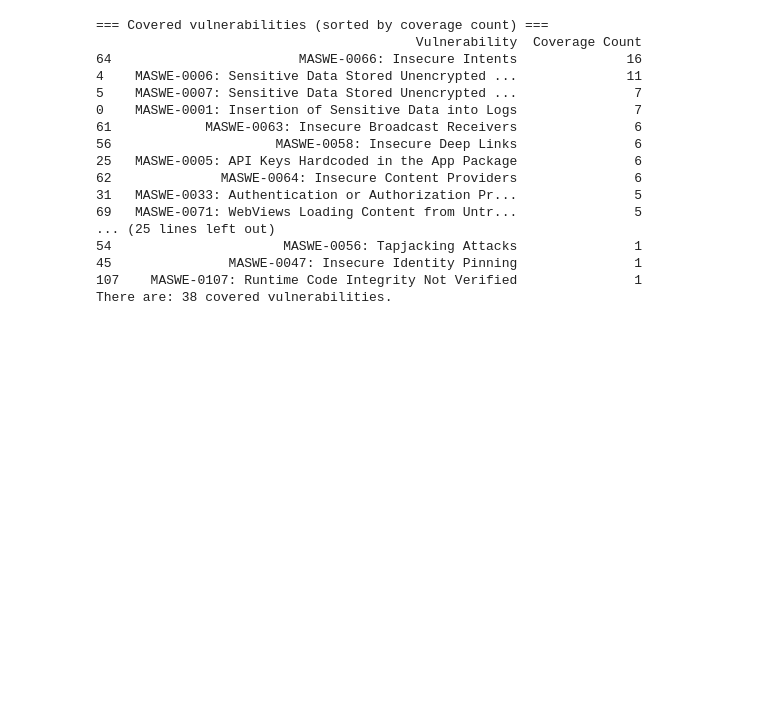
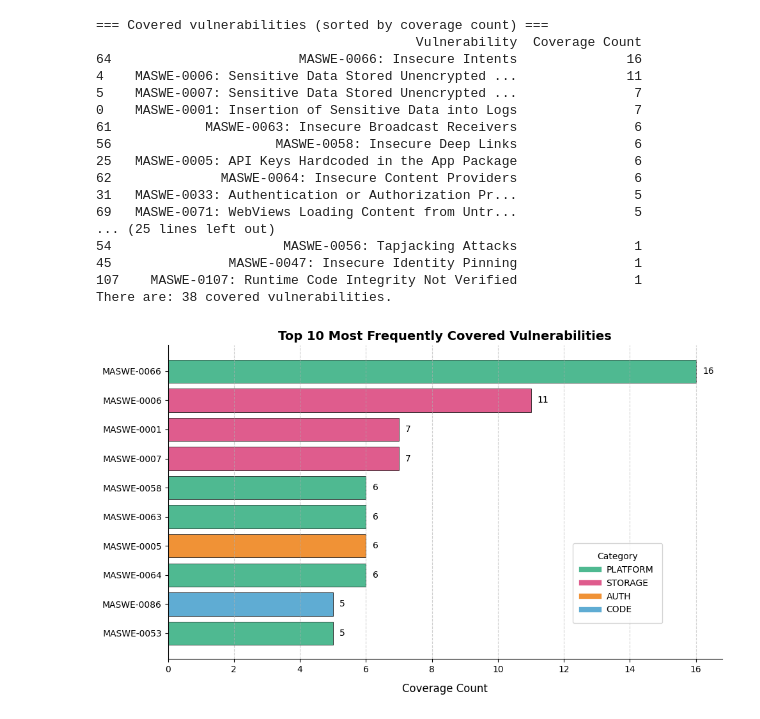
Before and after one commit to domi-cmd/Reference_Application_for_OWASP_MASTG, a Jupyter notebook: dev_documents/seminar_thesis/reference_apps/data_manipulation/app_vulnerability_coverage.ipynb, the cells around one changed output. Saved outputs shown, nothing was run; the diff lists cells and outputs as text; code cells hidden in the pictures; blank space fills up the shorter version.

```diff
--- a/dev_documents/seminar_thesis/reference_apps/data_manipulation/app_vulnerability_coverage.ipynb
+++ b/dev_documents/seminar_thesis/reference_apps/data_manipulation/app_vulnerability_coverage.ipynb
@@ -130,6 +130,62 @@ print("There are:", len(covered_sorted[["Vulnerability", "Coverage Count"]]), "c
 45               MASWE-0047: Insecure Identity Pinning               1
 107    MASWE-0107: Runtime Code Integrity Not Verified               1
 There are: 38 covered vulnerabilities.
+# %%
+# PLOT 10 MOST FREQUENTLY COVERED VULNERABILITIES, COLOR THEM ACCORDING TO THEIR MASWE CATEGORY
+# Filter out rows with NaN coverage count
+df_filtered = merged_df.dropna(subset=["Coverage Count"])
+
+# Sort by Coverage Count descending and take top 10
+top10 = df_filtered.sort_values("Coverage Count", ascending=False).head(10)
+
+# Keep only the MASWE-xxxx part of the Vulnerability column
+top10["MASWE_Code"] = top10["Vulnerability"].str.extract(r"(MASWE-\d{4})")
+
+# Define your custom colors for each category
+category_colors = {
+    "STORAGE": "#df5c8d",
+    "CRYPTO": "#f65928",
+    "AUTH": "#f09236",
+    "NETWORK": "#f2c200",
+    "PLATFORM": "#4fb991",
+    "CODE": "#5facd3",
+    "RESILIENCE": "#317cc0",
+    "PRIVACY": "#8b5f9e"
+}
+
+# Map colors to each row based on category
+bar_colors = top10["Category"].map(category_colors)
+
+# Explicit-style horizontal bar plot
+fig, ax = plt.subplots(figsize=(10, 6))
+bars = ax.barh(top10["MASWE_Code"], top10["Coverage Count"], color=bar_colors,
+               edgecolor="black", linewidth=0.5)
+ax.set_xlabel("Coverage Count", fontsize=12, labelpad=10)
+ax.set_title("Top 10 Most Frequently Covered Vulnerabilities", fontsize=14, weight='bold')
+ax.invert_yaxis()  # highest counts on top
+ax.grid(axis="x", linestyle="--", alpha=0.6)
+ax.spines[["top", "right"]].set_visible(False)
+
+
+# Annotate each bar with its value
+for bar in bars:
+    width = bar.get_width()
+    ax.text(width + 0.2, bar.get_y() + bar.get_height()/2, str(int(width)),
+            va='center', ha='left', fontsize=10)
+
+# Create legend manually from custom colors
+selected_categories = ["PLATFORM", "STORAGE", "AUTH", "CODE"]
+handles = [plt.Line2D([0], [0], color=category_colors[cat], lw=6) for cat in selected_categories]
+ax.legend(handles, selected_categories, title="Category", bbox_to_anchor=(0.9, 0.1), loc="lower right",
+          borderpad=1)   # space between legend and axes (default 0.5))
+
+plt.tight_layout()
+plt.show()
+
+# Save the figure
+fig.savefig("../plots/top_10_vulnerabilities", dpi=300, bbox_inches="tight")
+# %% [output]
+[figure, added]
 # %%
 # mark which vulnerabilities are covered
 merged_df["Is_Covered"] = merged_df["Coverage Count"] > 0
```
Also changed, not shown: parts of 2 cells of this notebook, 3 other files.
